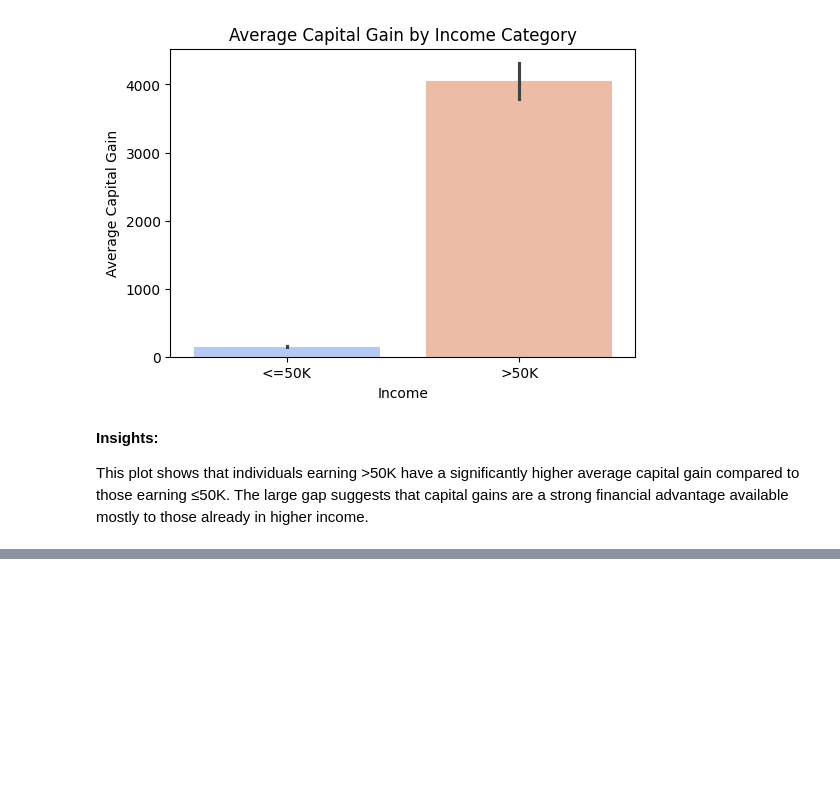
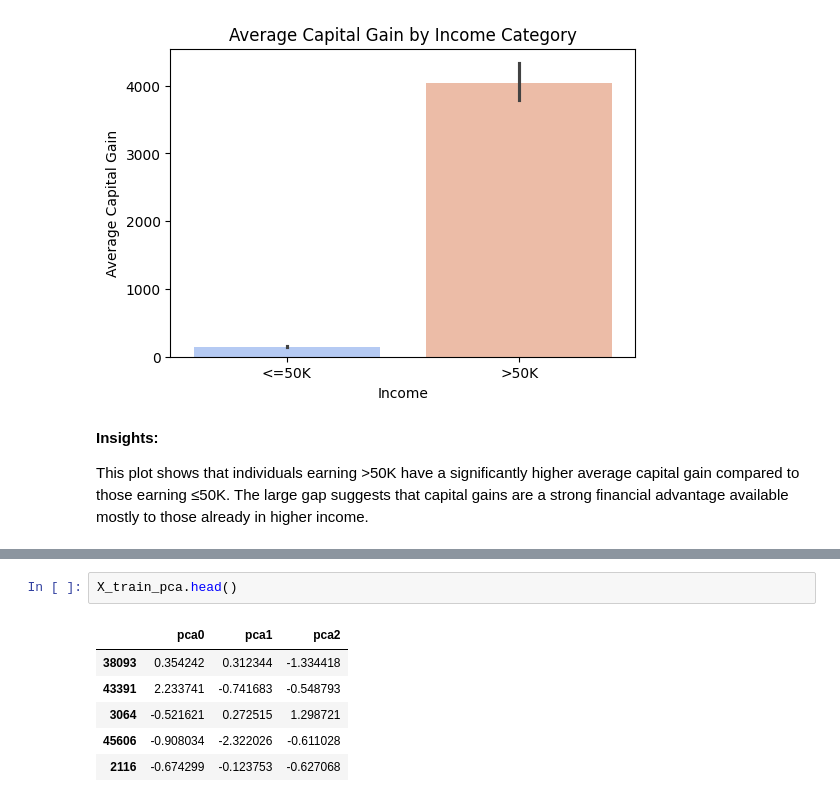
Before and after one commit to NasserKishek/Adult-Income, a Jupyter notebook: Adult_Income.ipynb, the cells around one changed output, grey strips where cells are left out. Saved outputs shown, nothing was run; the diff lists cells and outputs as text; blank space fills up the shorter version.

```diff
--- a/Adult_Income.ipynb
+++ b/Adult_Income.ipynb
@@ -574,0 +607,9 @@ The large gap suggests that capital gains are a strong financial advantage avail
+# %%
+X_train_pca.head()
+# %% [output]
+|  | pca0 | pca1 | pca2 |
+| 38093 | 0.354242 | 0.312344 | -1.334418 |
+| 43391 | 2.233741 | -0.741683 | -0.548793 |
+| 3064 | -0.521621 | 0.272515 | 1.298721 |
+| 45606 | -0.908034 | -2.322026 | -0.611028 |
+| 2116 | -0.674299 | -0.123753 | -0.627068 |
```
Also changed, not shown: parts of 6 cells of this notebook.
